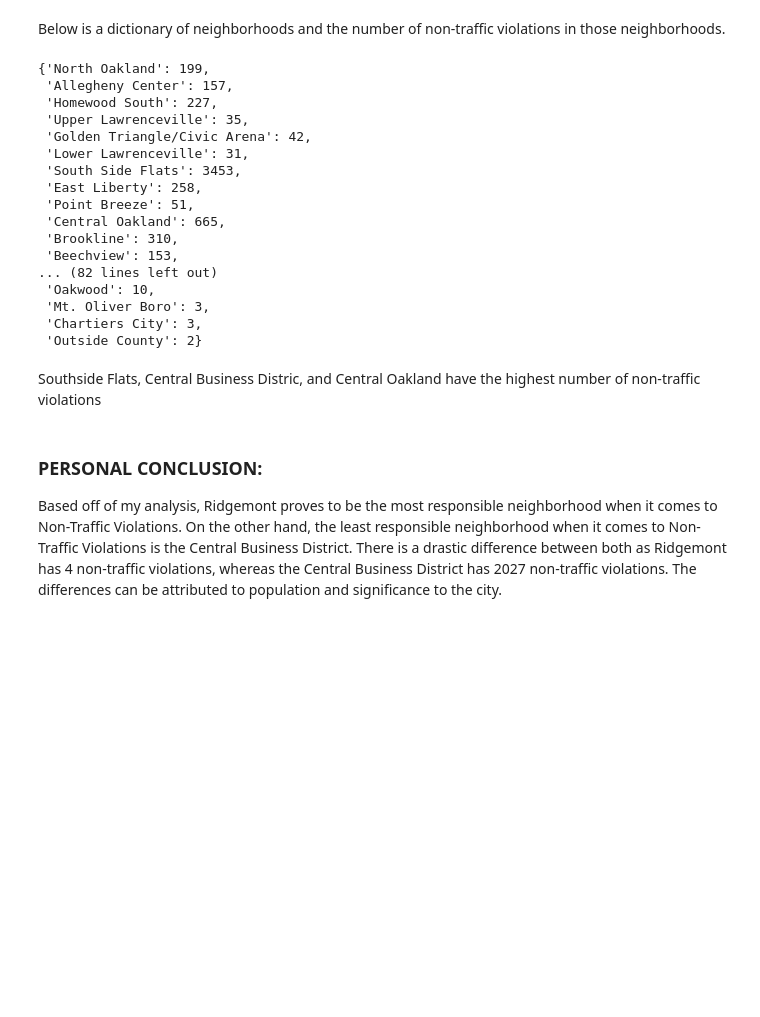
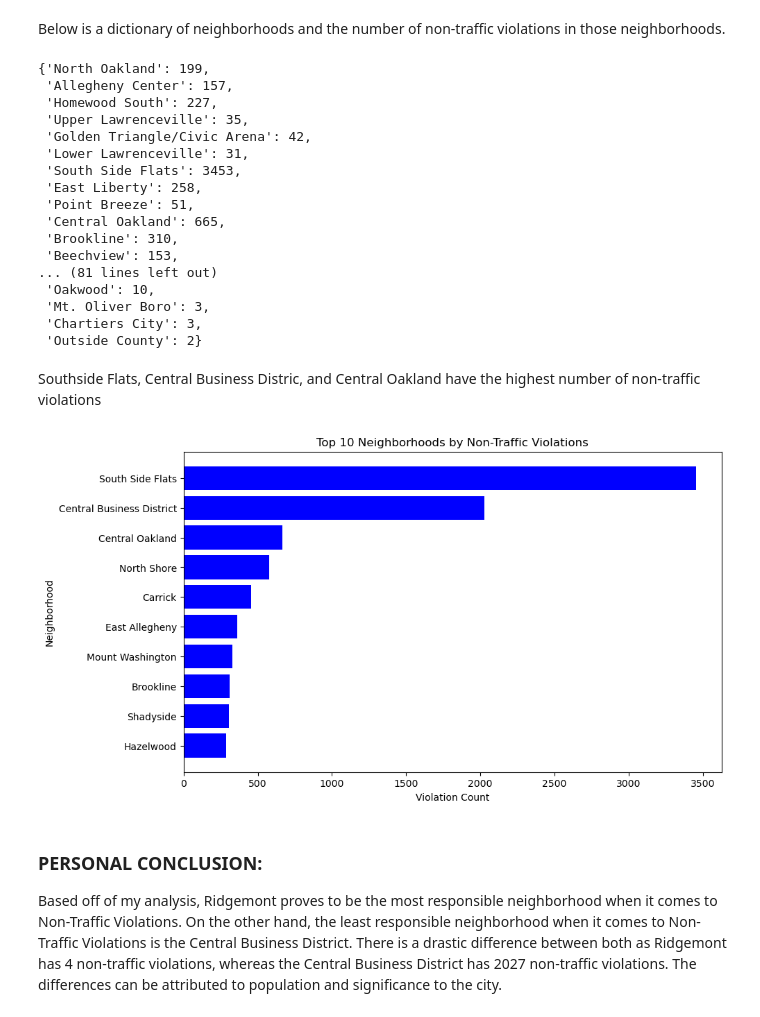
Before and after one commit to SharvM/Best-Neighborhood-Responsibility, a Jupyter notebook: violations.ipynb, the cells around one changed output. Drawn from its saved outputs; the diff is of its cells as text; code cells hidden in the pictures; blank space fills up the shorter version.

Commit message:
updated violations

```diff
--- a/violations.ipynb
+++ b/violations.ipynb
@@ -8,9 +9,11 @@ data = pd.read_csv("violations.tsv", sep = "\t")
 Below is a dictionary of neighborhoods and the number of non-traffic violations in those neighborhoods.
 # %%
 ref_data = pd.DataFrame({'NEIGHBORHOOD': data['NEIGHBORHOOD']})
+clean_data = ref_data[ref_data['NEIGHBORHOOD'].notna()]
+clean_data[clean_data['NEIGHBORHOOD'] != "Outside City"]
 location_counts = dict()
 
-for index, row in ref_data.iterrows():
+for index, row in clean_data.iterrows():
     loc = row['NEIGHBORHOOD']
     if loc in location_counts:
         location_counts[loc] += 1
@@ -31,13 +34,28 @@ location_counts
  'Central Oakland': 665,
  'Brookline': 310,
  'Beechview': 153,
-... (82 lines left out)
+... (81 lines left out)
  'Oakwood': 10,
  'Mt. Oliver Boro': 3,
  'Chartiers City': 3,
  'Outside County': 2}
 # %% [markdown]
 Southside Flats, Central Business Distric, and Central Oakland have the highest number of non-traffic violations
+# %%
+violation_counts = clean_data['NEIGHBORHOOD'].value_counts().reset_index()
+violation_counts.columns = ['Neighborhood', 'Violation Count']
+# %%
+top_10 = violation_counts.head(10)
+
+plt.figure(figsize=(10,6))
+plt.barh(top_10['Neighborhood'], top_10['Violation Count'], color='blue')
+plt.gca().invert_yaxis()
+plt.title("Top 10 Neighborhoods by Non-Traffic Violations")
+plt.xlabel("Violation Count")
+plt.ylabel("Neighborhood")
+plt.show()
+# %% [output]
+[figure, added]
 # %% [markdown]
 ### PERSONAL CONCLUSION:
 Based off of my analysis, Ridgemont proves to be the most responsible neighborhood when it comes to Non-Traffic Violations. On the other hand, the least responsible neighborhood when it comes to Non-Traffic Violations is the Central Business District. There is a drastic difference between both as Ridgemont has 4 non-traffic violations, whereas the Central Business District has 2027 non-traffic violations. The differences can be attributed to population and significance to the city.
```
Also changed, not shown: parts of 1 cell of this notebook, 1 other file.
